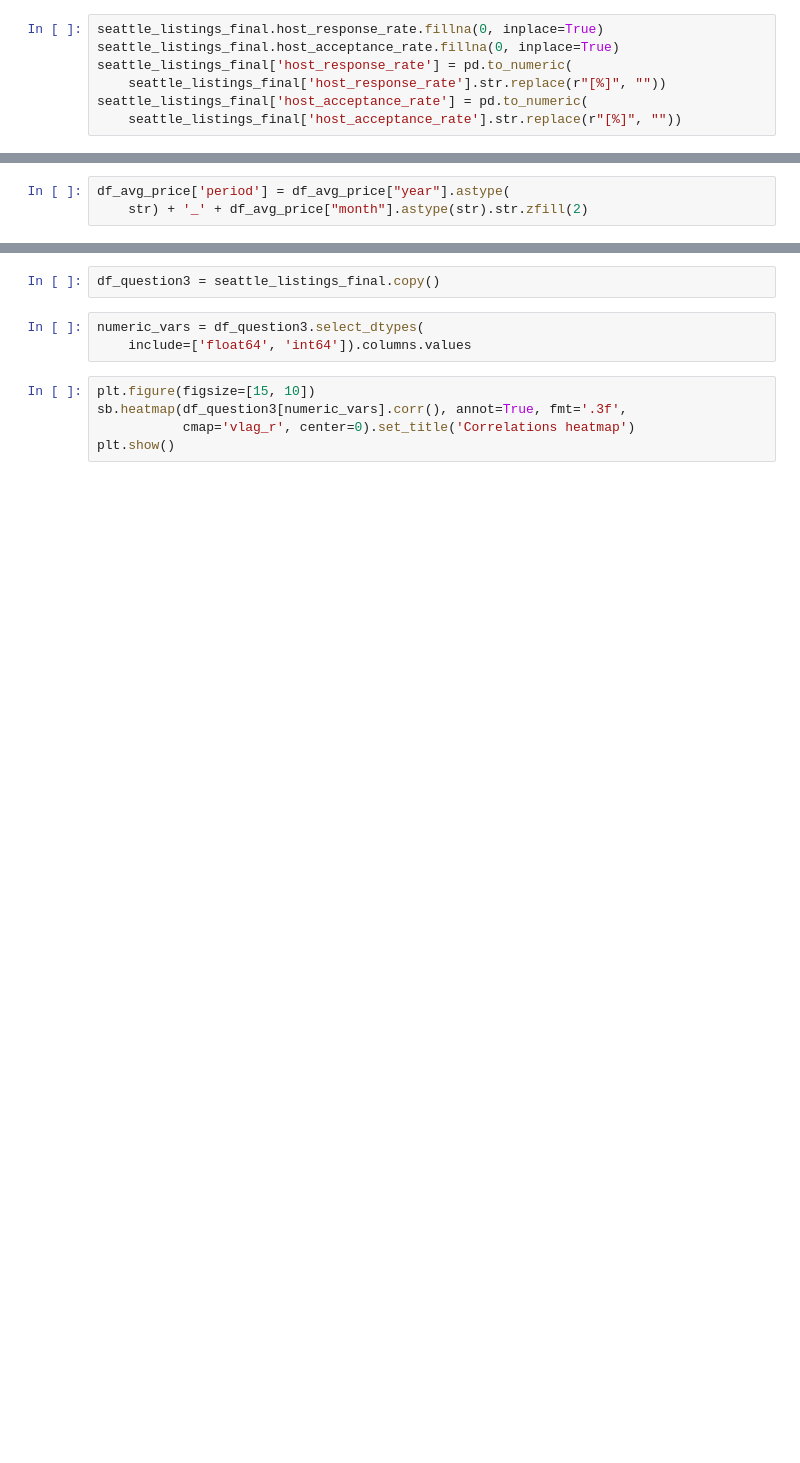
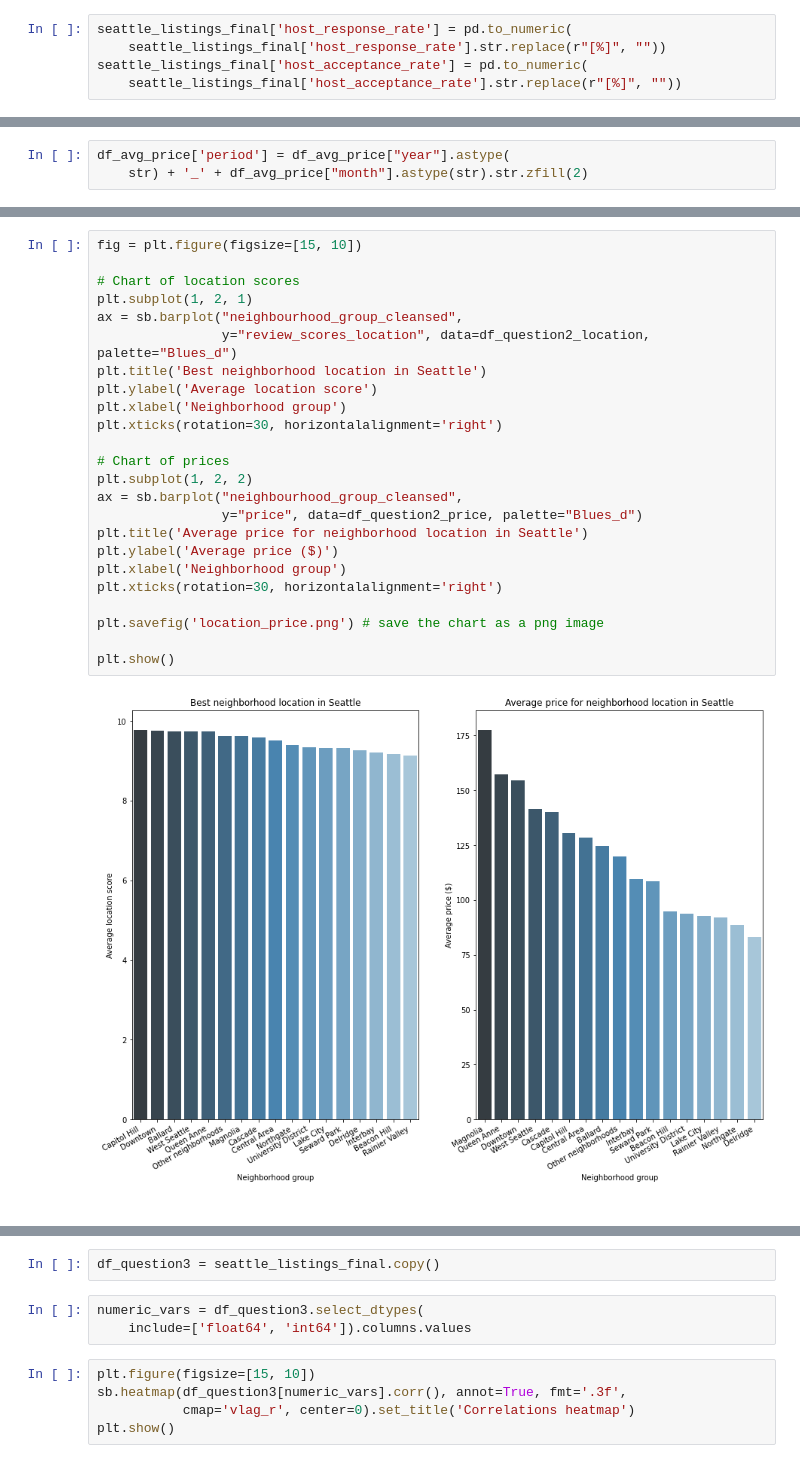
Before and after one commit to rodrigodalamangas/data-science-blog-udacity, a Jupyter notebook: data_analysis.ipynb, the cells around one changed output, grey strips where cells are left out. Cells and saved outputs as stored; diff of their text form; blank space fills up the shorter version.

Commit message:
Writing the report from introduction to questions section

```diff
--- a/data_analysis.ipynb
+++ b/data_analysis.ipynb
@@ -276,8 +317,6 @@ seattle_listings_final.drop(columns=columns_drop, inplace=True)
 seattle_listings_final['price'] = pd.to_numeric(
     seattle_listings_final['price'].str.replace(r"[$,]", ""))
 # %%
-seattle_listings_final.host_response_rate.fillna(0, inplace=True)
-seattle_listings_final.host_acceptance_rate.fillna(0, inplace=True)
 seattle_listings_final['host_response_rate'] = pd.to_numeric(
     seattle_listings_final['host_response_rate'].str.replace(r"[%]", ""))
 seattle_listings_final['host_acceptance_rate'] = pd.to_numeric(
@@ -400,0 +526,28 @@ plt.show()
+# %%
+fig = plt.figure(figsize=[15, 10])
+
+# Chart of location scores
+plt.subplot(1, 2, 1)
+ax = sb.barplot("neighbourhood_group_cleansed",
+                y="review_scores_location", data=df_question2_location, palette="Blues_d")
+plt.title('Best neighborhood location in Seattle')
+plt.ylabel('Average location score')
+plt.xlabel('Neighborhood group')
+plt.xticks(rotation=30, horizontalalignment='right')
+
+# Chart of prices
+plt.subplot(1, 2, 2)
+ax = sb.barplot("neighbourhood_group_cleansed",
+                y="price", data=df_question2_price, palette="Blues_d")
+plt.title('Average price for neighborhood location in Seattle')
+plt.ylabel('Average price ($)')
+plt.xlabel('Neighborhood group')
+plt.xticks(rotation=30, horizontalalignment='right')
+
+plt.savefig('location_price.png') # save the chart as a png image
+
+plt.show()
+# %% [output]
+[figure, added]
+# %% [markdown]
+>
```
Also changed, not shown: parts of 44 cells of this notebook.
